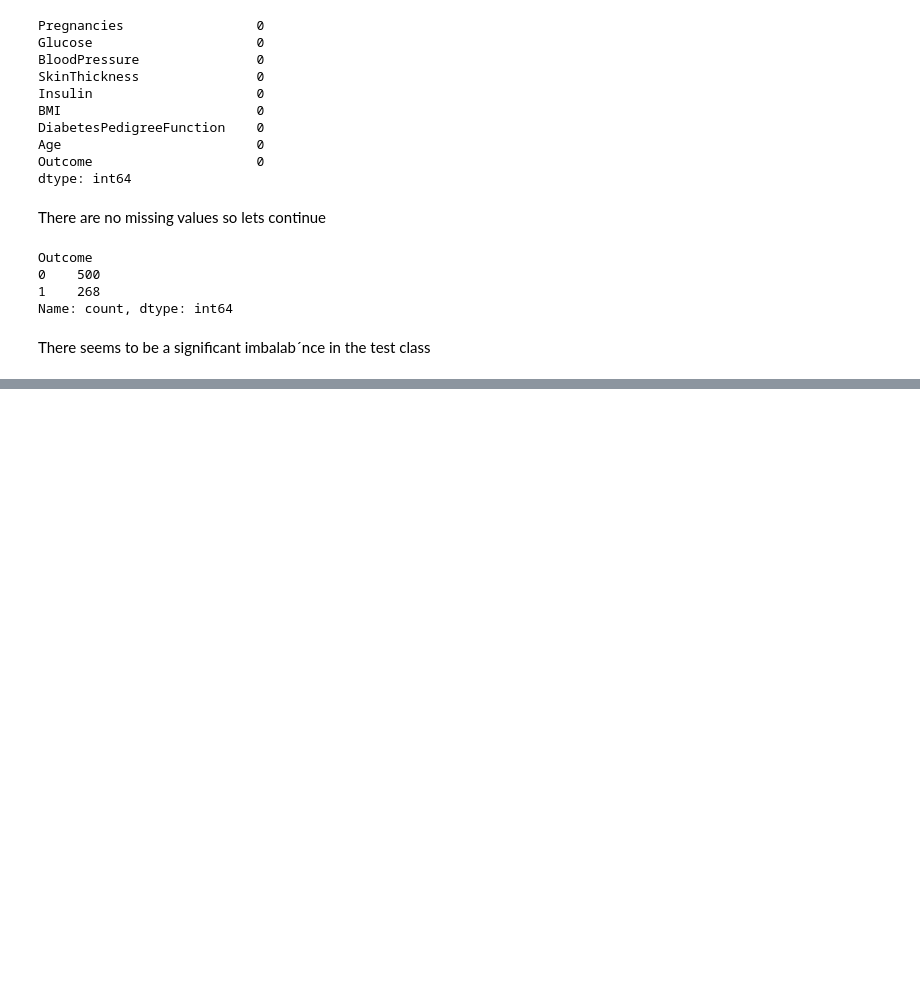
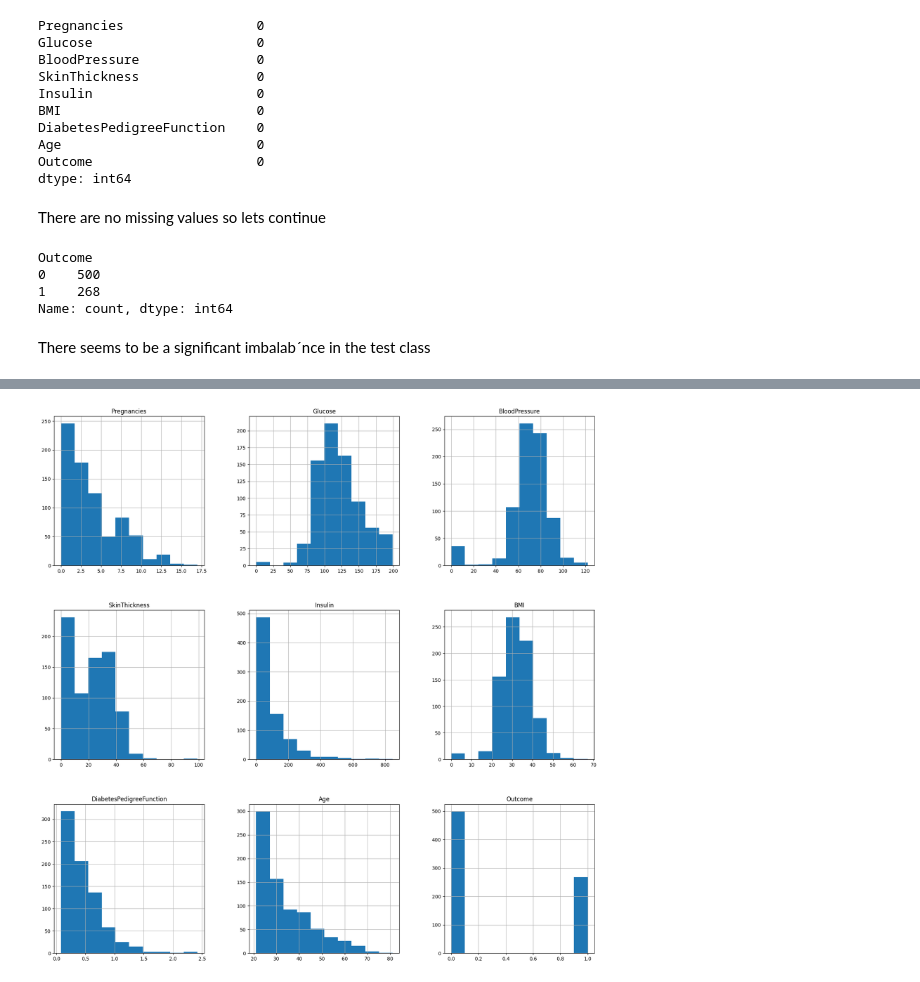
Before and after one commit to saurav1066/Diabetes-Analysis-, a Jupyter notebook: notebooks/eda.ipynb, the cells around one changed output, grey strips where cells are left out. Saved outputs shown, nothing was run; the diff lists cells and outputs as text; code cells hidden in the pictures; blank space fills up the shorter version.

Commit message:
Added visuals

```diff
--- a/notebooks/eda.ipynb
+++ b/notebooks/eda.ipynb
@@ -48,0 +63,6 @@ There seems to be a significant imbalab´nce in the test class
+# %%
+# Plotting all the features one by one
+data.hist(figsize=(20,20))
+plt.show()
+# %% [output]
+[figure, added]
```
Also changed, not shown: parts of 1 cell of this notebook.
